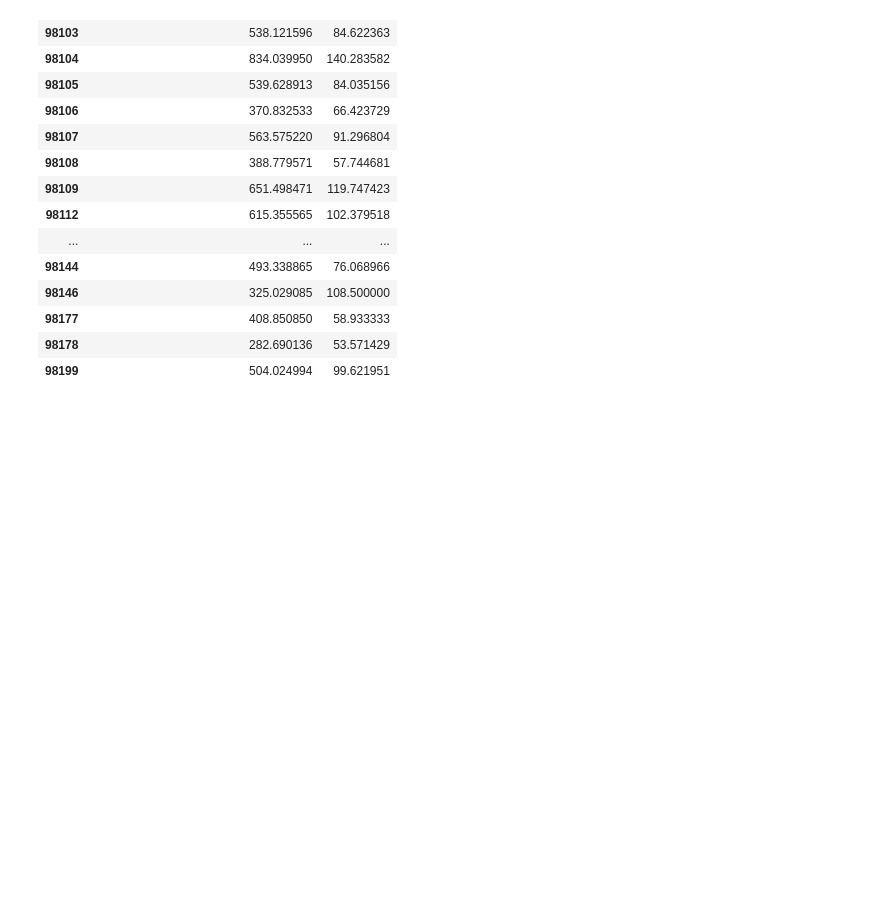
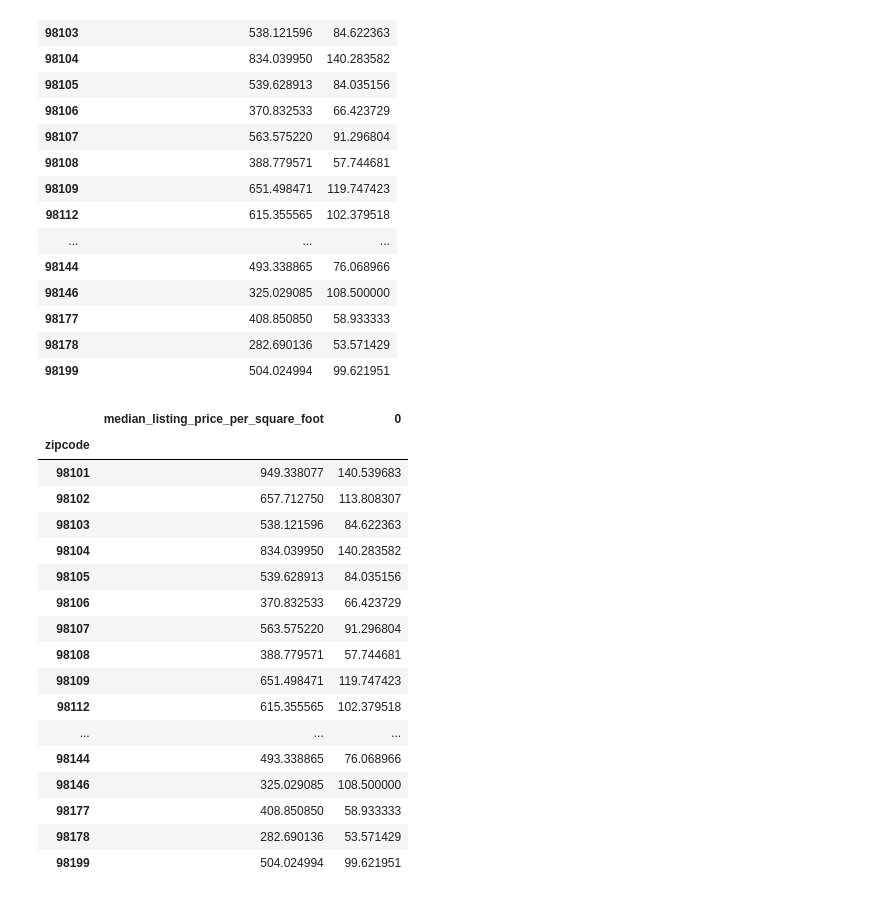
Before and after one commit to NehaJantre/1-Rental-Income-Home-Evaluator-Application, a Jupyter notebook: main.ipynb, the cells around one changed output. Drawn from its saved outputs; the diff is of its cells as text; code cells hidden in the pictures; blank space fills up the shorter version.

```diff
--- a/main.ipynb
+++ b/main.ipynb
@@ -469,11 +454,34 @@ merged_df
 | 98178 | 282.690136 | 53.571429 |
 | 98199 | 504.024994 | 99.621951 |
 # %%
-# (ZZ) rename the columns
+# (ZZ)
+
+merged_df
+
+#rename the columns
 
 #merged_df.rename(columns={"0":"NewName"})
 #merged_df.set_axis("zipcode", "price_per_sqft", "airbnb_bedroom_price")
 #merged_df
+# %% [output]
+|  | median_listing_price_per_square_foot | 0 |
+| zipcode |  |  |
+| 98101 | 949.338077 | 140.539683 |
+| 98102 | 657.712750 | 113.808307 |
+| 98103 | 538.121596 | 84.622363 |
+| 98104 | 834.039950 | 140.283582 |
+| 98105 | 539.628913 | 84.035156 |
+| 98106 | 370.832533 | 66.423729 |
+| 98107 | 563.575220 | 91.296804 |
+| 98108 | 388.779571 | 57.744681 |
+| 98109 | 651.498471 | 119.747423 |
+| 98112 | 615.355565 | 102.379518 |
+| ... | ... | ... |
+| 98144 | 493.338865 | 76.068966 |
+| 98146 | 325.029085 | 108.500000 |
+| 98177 | 408.850850 | 58.933333 |
+| 98178 | 282.690136 | 53.571429 |
+| 98199 | 504.024994 | 99.621951 |
 # %%
 # (ZZ) divide the avg sqft price by zip from (house_sales_avg_listing_price_per_sqft_by_zip) by the avg price of bedroom from airbnb (avg_airbnb_bedroom_price_per_night_by_zipcode)
 ratio =  merged_df[0] / merged_df["median_listing_price_per_square_foot"]
```
Also changed, not shown: parts of 6 cells of this notebook.
